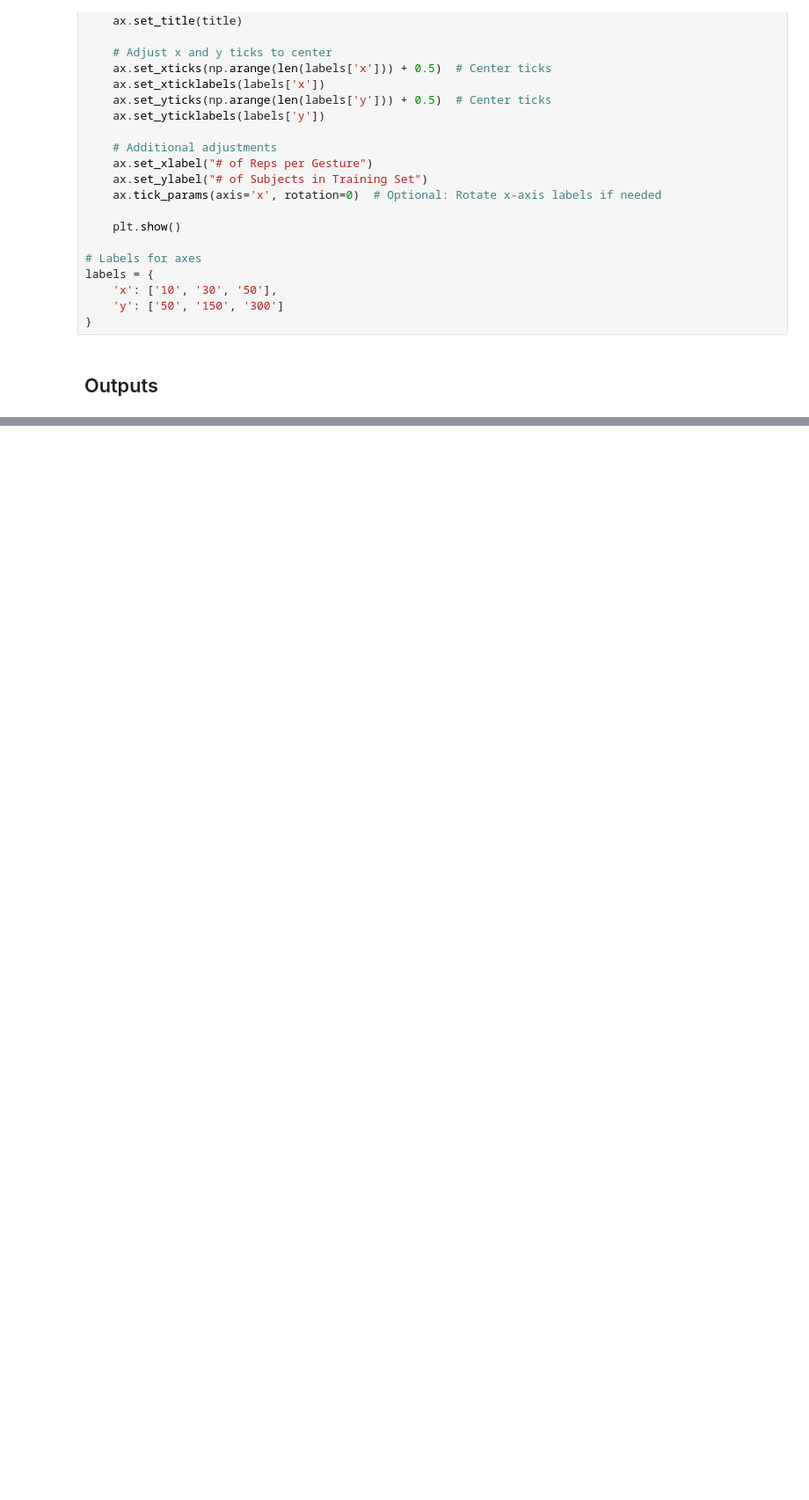
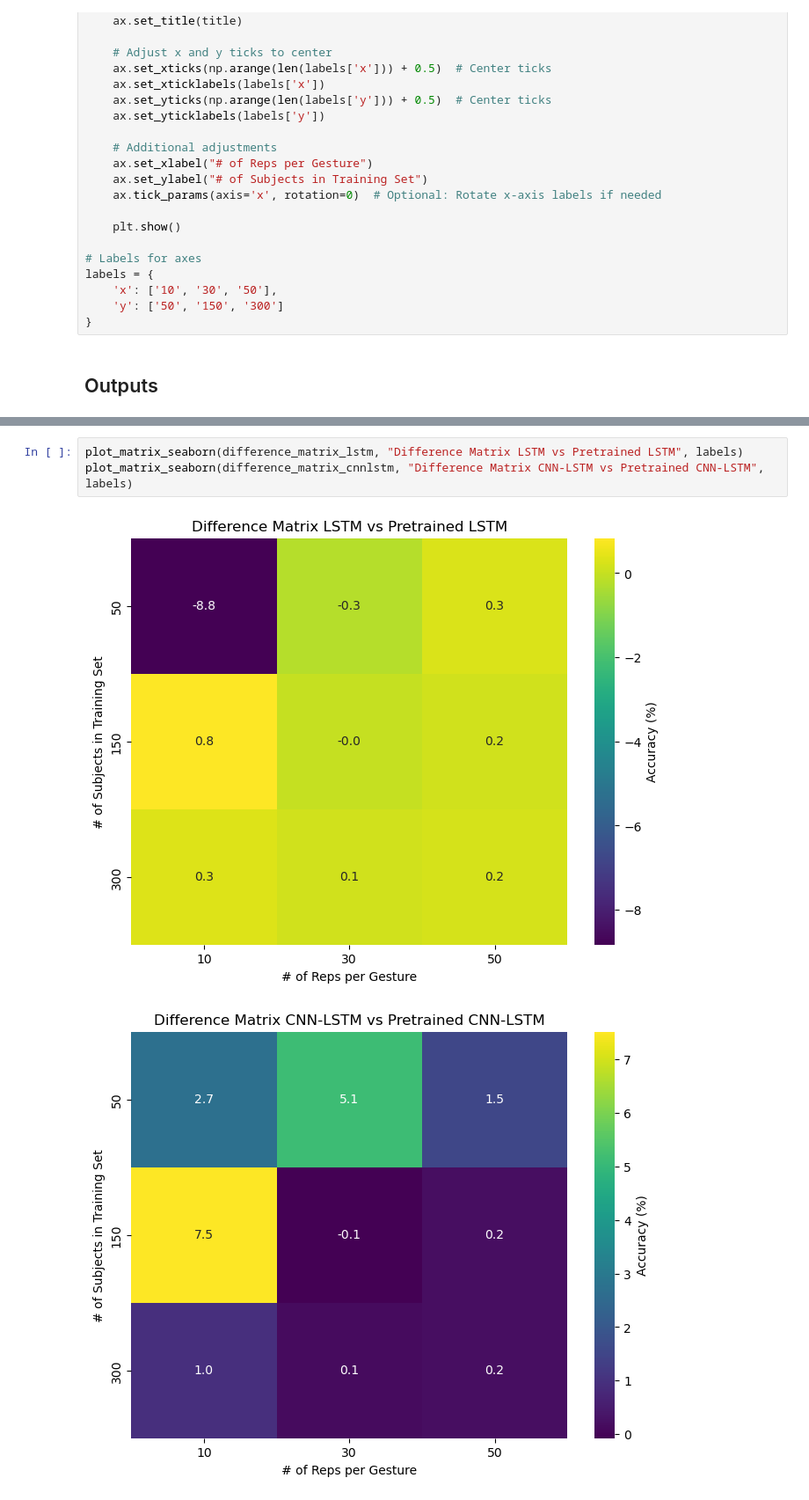
Before and after one commit to johannesrathgeb/discrete-hand-gesture-recognition, a Jupyter notebook: plotting.ipynb, the cells around one changed output, grey strips where cells are left out. Shown at 88% size. Drawn from its saved outputs; the diff is of its cells as text; blank space fills up the shorter version.

```diff
--- a/plotting.ipynb
+++ b/plotting.ipynb
@@ -73,0 +104,6 @@ plot_matrix_seaborn(accuracy_matrix_cnn, "Accuracy Matrix Fused-CNN", labels)
+# %%
+plot_matrix_seaborn(difference_matrix_lstm, "Difference Matrix LSTM vs Pretrained LSTM", labels)
+plot_matrix_seaborn(difference_matrix_cnnlstm, "Difference Matrix CNN-LSTM vs Pretrained CNN-LSTM", labels)
+# %% [output]
+[figure, added]
+[figure, added]
```
Also changed, not shown: parts of 6 cells of this notebook, 6 other files.
